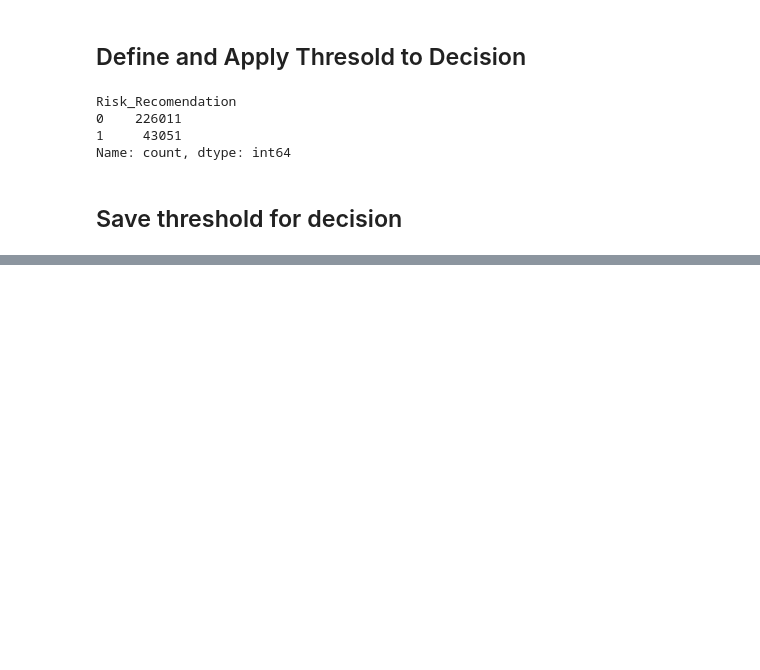
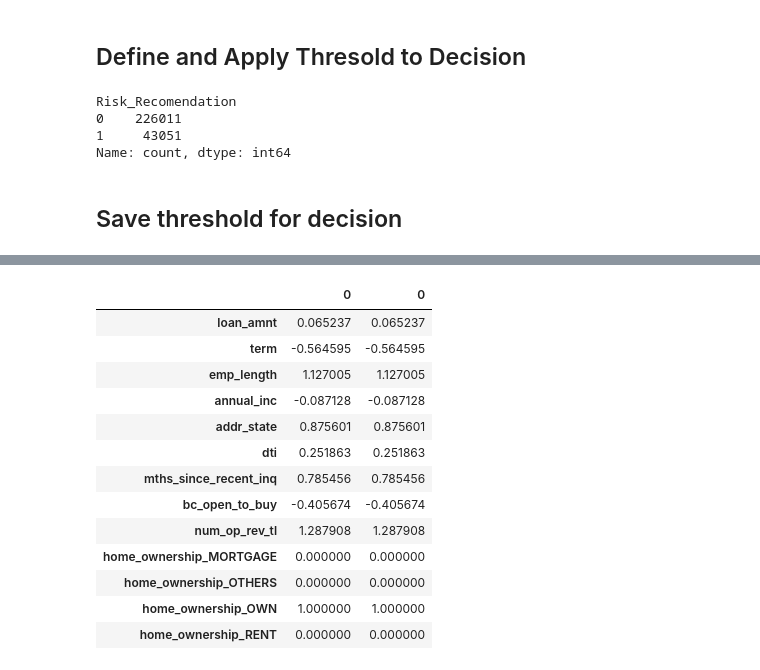
Before and after one commit to rodrafanas/loan-bank-model-project, a Jupyter notebook: 04_POLICY.ipynb, the cells around one changed output, grey strips where cells are left out. Cells and saved outputs as stored; diff of their text form; code cells hidden in the pictures; blank space fills up the shorter version.

```diff
--- a/04_POLICY.ipynb
+++ b/04_POLICY.ipynb
@@ -379,0 +447,17 @@ joblib.dump(threshold_decision, "artifacts/threshold_decision.joblib")
+# %%
+input_user = df00[df00['id']==93952372]
+select_cols = ['id',
+ 'loan_amnt',
+ 'term',
+ 'emp_length',
+ 'home_ownership',
+ 'annual_inc',
+ 'addr_state',
+ 'dti',
+ 'mths_since_recent_inq',
+ 'bc_open_to_buy',
+ 'num_op_rev_tl',
+ 'loan_status']
+
+input_user = input_user[select_cols].head(1)
+input_user.head().T
@@ -379,0 +591,18 @@ joblib.dump(threshold_decision, "artifacts/threshold_decision.joblib")
+# %%
+pd.concat([user_input.head(),
+X[user_input.columns.tolist()].head(1)]).T
+# %% [output]
+|  | 0 | 0 |
+| loan_amnt | 0.065237 | 0.065237 |
+| term | -0.564595 | -0.564595 |
+| emp_length | 1.127005 | 1.127005 |
+| annual_inc | -0.087128 | -0.087128 |
+| addr_state | 0.875601 | 0.875601 |
+| dti | 0.251863 | 0.251863 |
+| mths_since_recent_inq | 0.785456 | 0.785456 |
+| bc_open_to_buy | -0.405674 | -0.405674 |
+| num_op_rev_tl | 1.287908 | 1.287908 |
+| home_ownership_MORTGAGE | 0.000000 | 0.000000 |
+| home_ownership_OTHERS | 0.000000 | 0.000000 |
+| home_ownership_OWN | 1.000000 | 1.000000 |
+| home_ownership_RENT | 0.000000 | 0.000000 |
```
Also changed, not shown: parts of 18 cells of this notebook, 9 other files.
